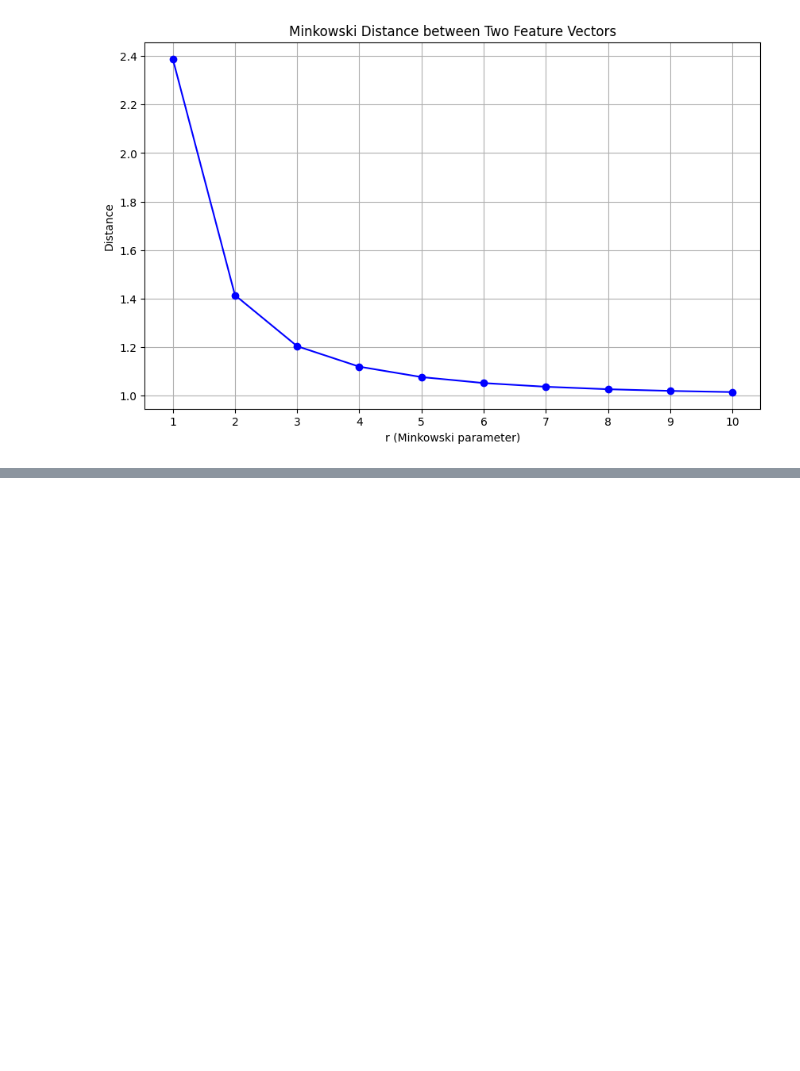
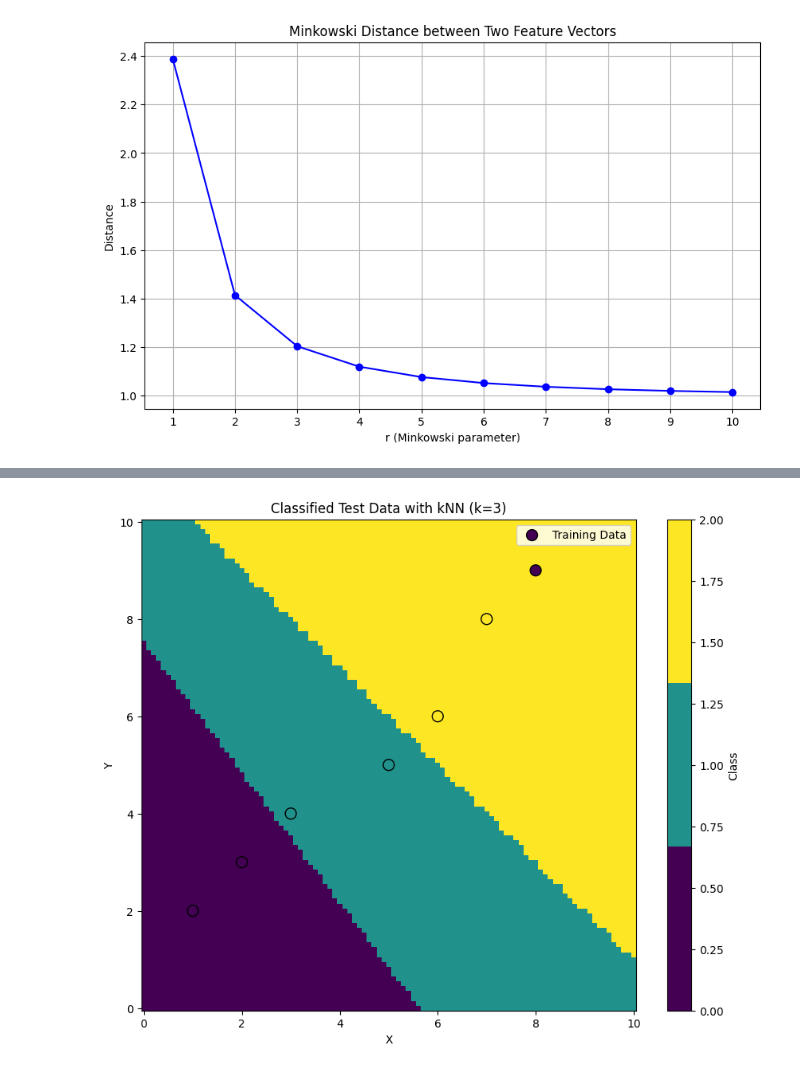
Before and after one commit to Arjun650/MachineLearning, a Jupyter notebook: lab_02Revised.ipynb, the cells around one changed output, grey strips where cells are left out. Saved outputs shown, nothing was run; the diff lists cells and outputs as text; code cells hidden in the pictures; blank space fills up the shorter version.

```diff
--- a/lab_02Revised.ipynb
+++ b/lab_02Revised.ipynb
@@ -276,0 +342,56 @@ Accuracy: 0.60
+# %%
+import numpy as np
+import matplotlib.pyplot as plt
+from sklearn.neighbors import KNeighborsClassifier
+from sklearn.preprocessing import LabelEncoder
+
+# Example training data (replace with your actual training data)
+# Replace these example arrays with your actual feature data and labels
+X_train = np.array([
+    [1, 2], [2, 3], [3, 4], [5, 5], [6, 6], [7, 8], [8, 9]
+])  # Example feature data
+y_train = np.array([
+    'Class0', 'Class0', 'Class1', 'Class1', 'Class2', 'Class2', 'Class0'
+])  # Example labels
+
+# Encode labels as integers
+label_encoder = LabelEncoder()
+y_train_encoded = label_encoder.fit_transform(y_train)
+
+# Create and train the kNN classifier
+k = 3
+knn = KNeighborsClassifier(n_neighbors=k)
+knn.fit(X_train, y_train_encoded)
+
+# Generate test set data
+x_values = np.arange(0, 10.1, 0.1)
+y_values = np.arange(0, 10.1, 0.1)
+X, Y = np.meshgrid(x_values, y_values)
+test_data = np.c_[X.ravel(), Y.ravel()]
+
+# Classify the test data
+predictions_encoded = knn.predict(test_data)
+
+# Reshape predictions to match the grid shape
+predicted_classes = predictions_encoded.reshape(X.shape)
+
+# Create a color map for classes
+unique_classes = np.unique(predictions_encoded)
+cmap = plt.cm.get_cmap('viridis', len(unique_classes))
+
+# Plot the results
+plt.figure(figsize=(10, 8))
+plt.pcolormesh(X, Y, predicted_classes, shading='auto', cmap=cmap, edgecolors='none')
+
+# Add scatter plot of the training data
+plt.scatter(X_train[:, 0], X_train[:, 1], c=y_train_encoded, edgecolor='k', cmap=cmap, marker='o', s=100, label='Training Data')
+
+# Add labels and title
+plt.colorbar(label='Class')
+plt.title('Classified Test Data with kNN (k=3)')
+plt.xlabel('X')
+plt.ylabel('Y')
+plt.legend(loc='best')
+plt.show()
+# %% [output]
+[figure, added]
```
Also changed, not shown: parts of 10 cells of this notebook.
